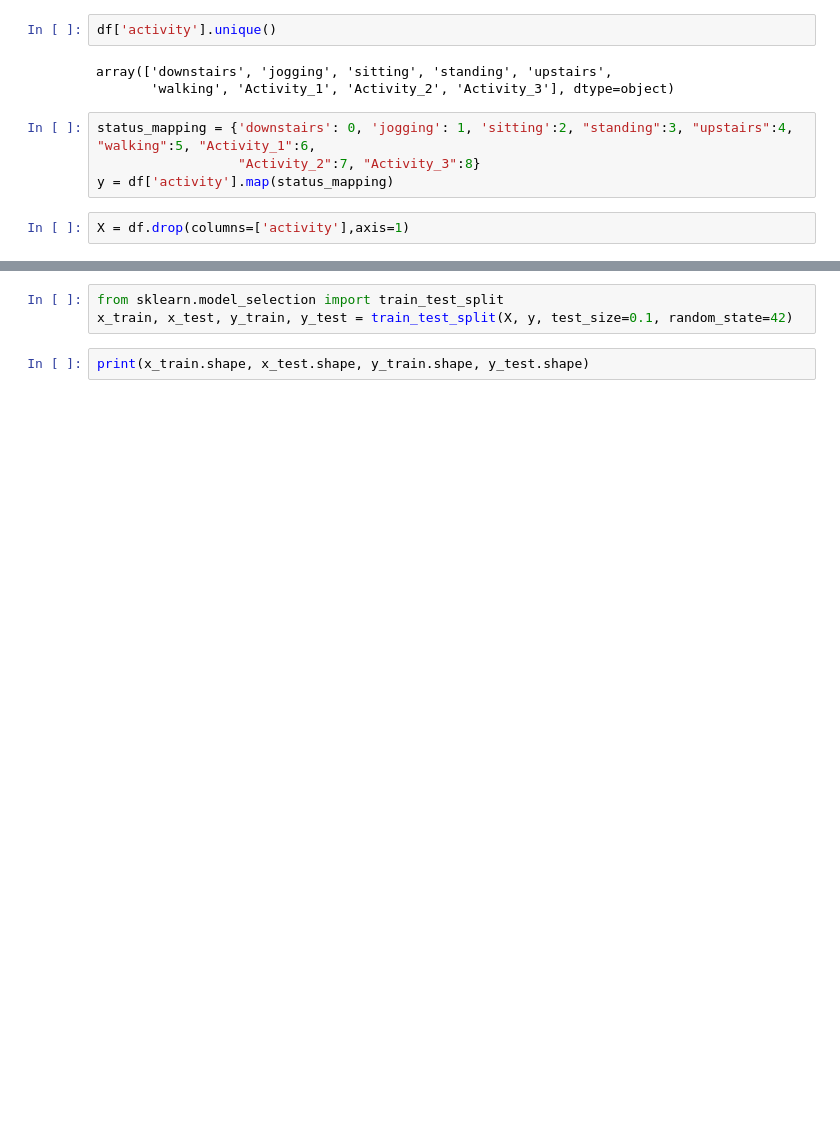
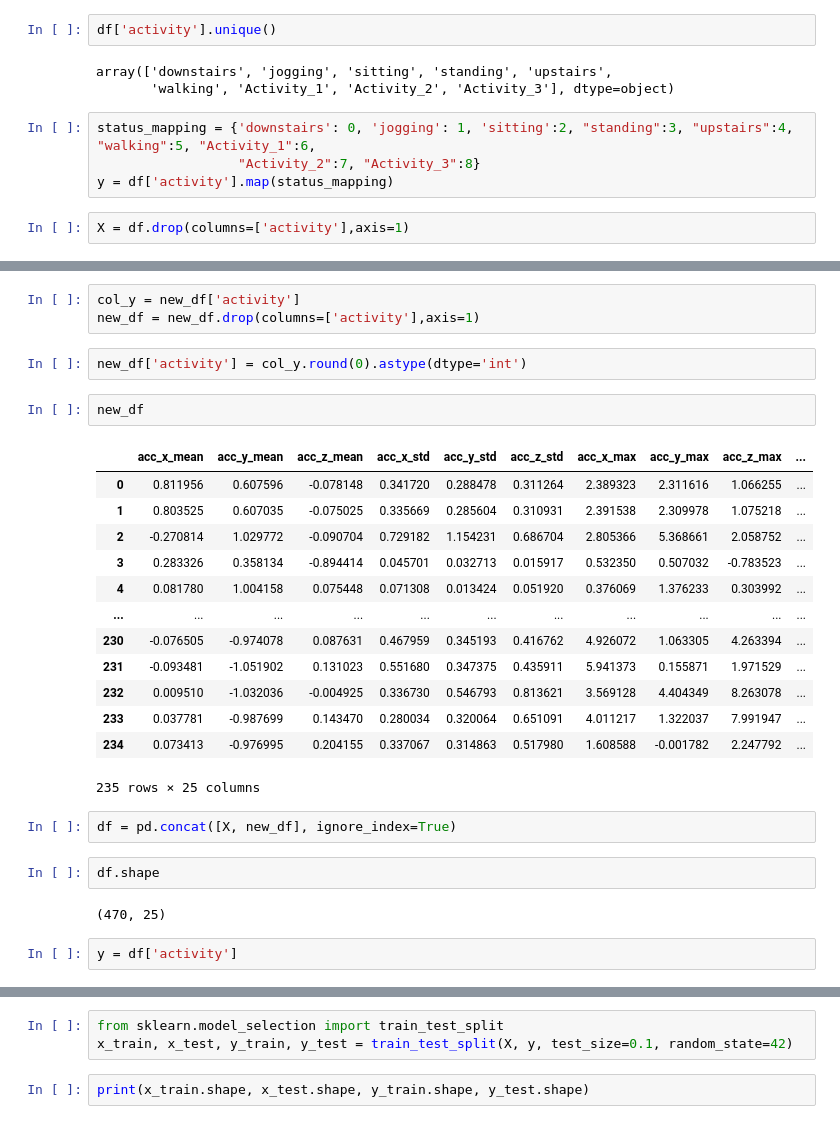
Before and after one commit to MorningStarTM/human-activity-recognition, a Jupyter notebook: notebook/trail_1.ipynb, the cells around one changed output, grey strips where cells are left out. Drawn from its saved outputs; the diff is of its cells as text; blank space fills up the shorter version.

```diff
--- a/notebook/trail_1.ipynb
+++ b/notebook/trail_1.ipynb
@@ -84,0 +141,29 @@ X.head()
+# %%
+col_y = new_df['activity']
+new_df = new_df.drop(columns=['activity'],axis=1)
+# %%
+new_df['activity'] = col_y.round(0).astype(dtype='int')
+# %%
+new_df
+# %% [output]
+|  | acc_x_mean | acc_y_mean | acc_z_mean | acc_x_std | acc_y_std | acc_z_std | acc_x_max | acc_y_max | acc_z_max | ... |
+| 0 | 0.811956 | 0.607596 | -0.078148 | 0.341720 | 0.288478 | 0.311264 | 2.389323 | 2.311616 | 1.066255 | ... |
+| 1 | 0.803525 | 0.607035 | -0.075025 | 0.335669 | 0.285604 | 0.310931 | 2.391538 | 2.309978 | 1.075218 | ... |
+| 2 | -0.270814 | 1.029772 | -0.090704 | 0.729182 | 1.154231 | 0.686704 | 2.805366 | 5.368661 | 2.058752 | ... |
+| 3 | 0.283326 | 0.358134 | -0.894414 | 0.045701 | 0.032713 | 0.015917 | 0.532350 | 0.507032 | -0.783523 | ... |
+| 4 | 0.081780 | 1.004158 | 0.075448 | 0.071308 | 0.013424 | 0.051920 | 0.376069 | 1.376233 | 0.303992 | ... |
+| ... | ... | ... | ... | ... | ... | ... | ... | ... | ... | ... |
+| 230 | -0.076505 | -0.974078 | 0.087631 | 0.467959 | 0.345193 | 0.416762 | 4.926072 | 1.063305 | 4.263394 | ... |
+| 231 | -0.093481 | -1.051902 | 0.131023 | 0.551680 | 0.347375 | 0.435911 | 5.941373 | 0.155871 | 1.971529 | ... |
+| 232 | 0.009510 | -1.032036 | -0.004925 | 0.336730 | 0.546793 | 0.813621 | 3.569128 | 4.404349 | 8.263078 | ... |
+| 233 | 0.037781 | -0.987699 | 0.143470 | 0.280034 | 0.320064 | 0.651091 | 4.011217 | 1.322037 | 7.991947 | ... |
+| 234 | 0.073413 | -0.976995 | 0.204155 | 0.337067 | 0.314863 | 0.517980 | 1.608588 | -0.001782 | 2.247792 | ... |
+235 rows × 25 columns
+# %%
+df = pd.concat([X, new_df], ignore_index=True)
+# %%
+df.shape
+# %% [output]
+(470, 25)
+# %%
+y = df['activity']
```
Also changed, not shown: parts of 59 cells of this notebook, 3 other files.
